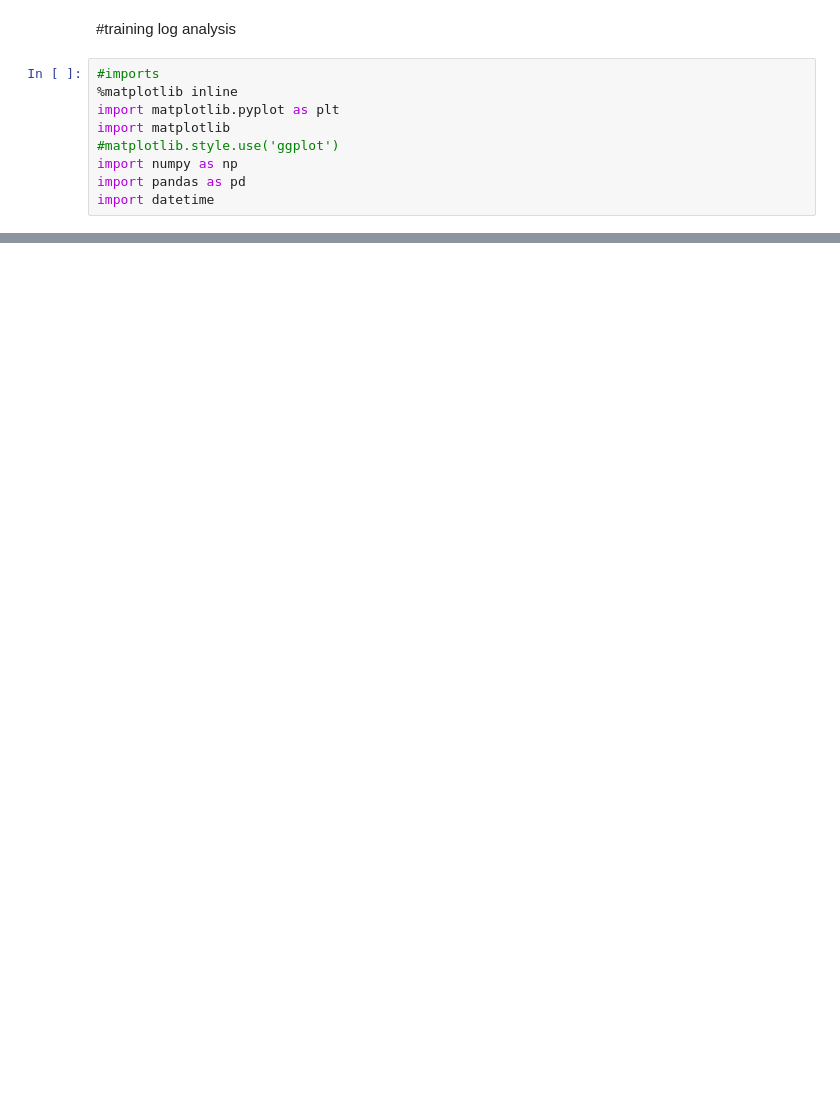
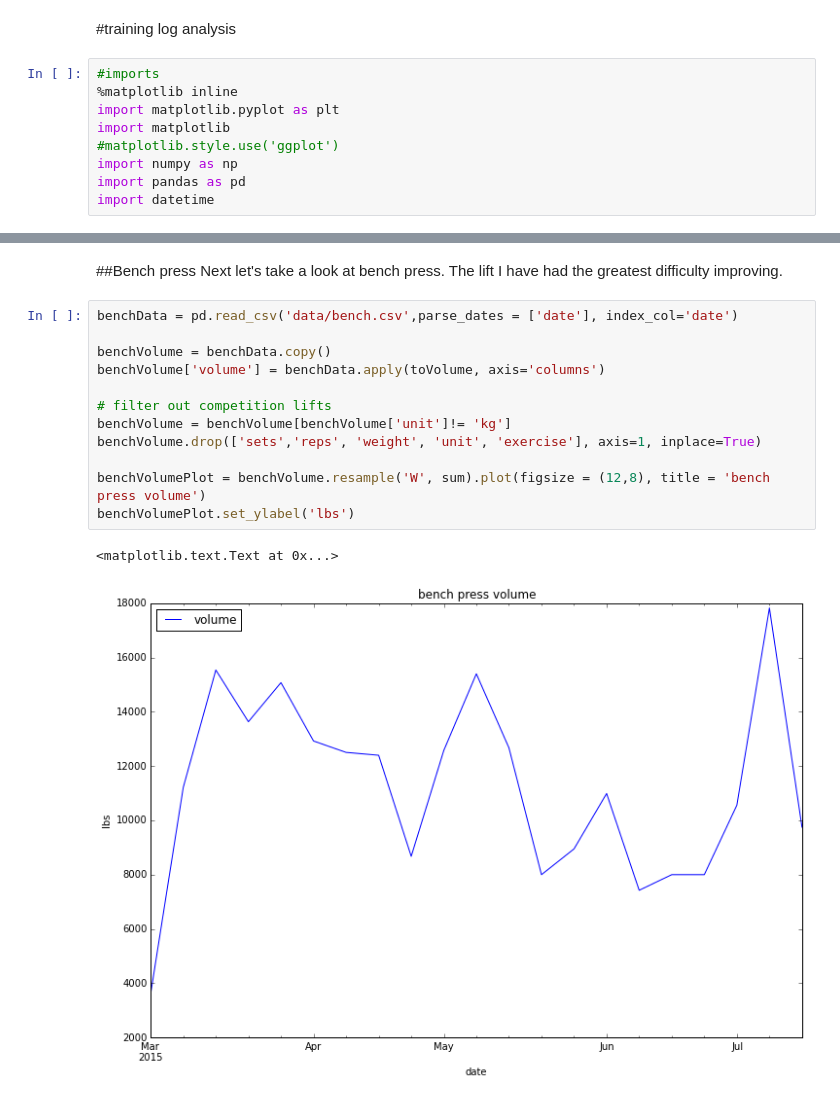
Before and after one commit to jonfk/training-log-analysis, a Jupyter notebook: ipython/Training-Analysis.ipynb, the cells around one changed output, grey strips where cells are left out. Cells and saved outputs as stored; diff of their text form; blank space fills up the shorter version.

```diff
--- a/ipython/Training-Analysis.ipynb
+++ b/ipython/Training-Analysis.ipynb
@@ -31,0 +57,18 @@ squatsVolumePlot.set_ylabel('lbs')
+# %% [markdown]
+##Bench press
+Next let's take a look at bench press. The lift I have had the greatest difficulty improving.
+# %%
+benchData = pd.read_csv('data/bench.csv',parse_dates = ['date'], index_col='date')
+
+benchVolume = benchData.copy()
+benchVolume['volume'] = benchData.apply(toVolume, axis='columns')
+
+# filter out competition lifts
+benchVolume = benchVolume[benchVolume['unit']!= 'kg']
+benchVolume.drop(['sets','reps', 'weight', 'unit', 'exercise'], axis=1, inplace=True)
+
+benchVolumePlot = benchVolume.resample('W', sum).plot(figsize = (12,8), title = 'bench press volume')
+benchVolumePlot.set_ylabel('lbs')
+# %% [output]
+<matplotlib.text.Text at 0x...>
+[figure, added]
```
Also changed, not shown: parts of 6 cells of this notebook, 6 other files.
